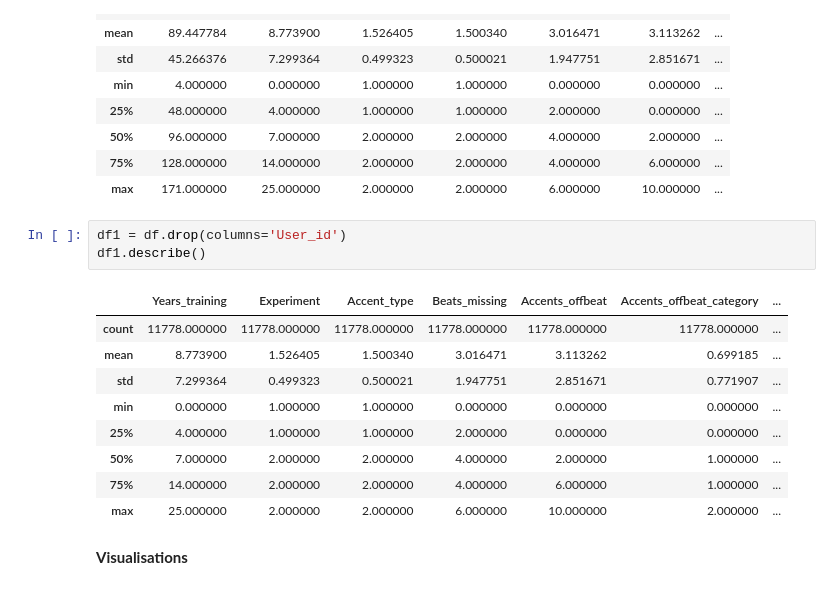
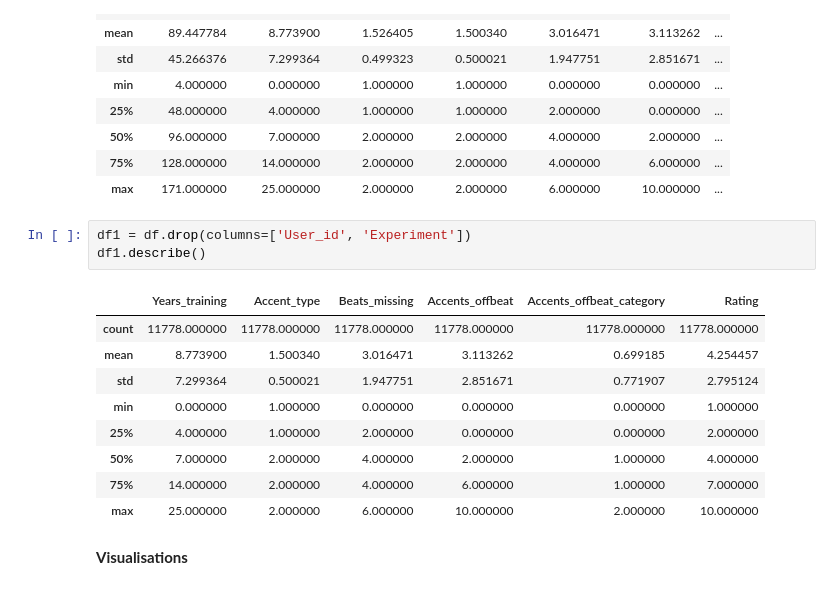
Before and after one commit to spacemancathy/ML-for-sci-data, a Jupyter notebook: ML_tasks_2nd_attempt.ipynb, the cells around one changed output. Drawn from its saved outputs; the diff is of its cells as text.

```diff
--- a/ML_tasks_2nd_attempt.ipynb
+++ b/ML_tasks_2nd_attempt.ipynb
@@ -76,18 +82,18 @@ df.describe()
 | 75% | 128.000000 | 14.000000 | 2.000000 | 2.000000 | 4.000000 | 6.000000 | ... |
 | max | 171.000000 | 25.000000 | 2.000000 | 2.000000 | 6.000000 | 10.000000 | ... |
 # %%
-df1 = df.drop(columns='User_id')
+df1 = df.drop(columns=['User_id', 'Experiment'])
 df1.describe()
 # %% [output]
-|  | Years_training | Experiment | Accent_type | Beats_missing | Accents_offbeat | Accents_offbeat_category | ... |
-| count | 11778.000000 | 11778.000000 | 11778.000000 | 11778.000000 | 11778.000000 | 11778.000000 | ... |
-| mean | 8.773900 | 1.526405 | 1.500340 | 3.016471 | 3.113262 | 0.699185 | ... |
-| std | 7.299364 | 0.499323 | 0.500021 | 1.947751 | 2.851671 | 0.771907 | ... |
-| min | 0.000000 | 1.000000 | 1.000000 | 0.000000 | 0.000000 | 0.000000 | ... |
-| 25% | 4.000000 | 1.000000 | 1.000000 | 2.000000 | 0.000000 | 0.000000 | ... |
-| 50% | 7.000000 | 2.000000 | 2.000000 | 4.000000 | 2.000000 | 1.000000 | ... |
-| 75% | 14.000000 | 2.000000 | 2.000000 | 4.000000 | 6.000000 | 1.000000 | ... |
-| max | 25.000000 | 2.000000 | 2.000000 | 6.000000 | 10.000000 | 2.000000 | ... |
+|  | Years_training | Accent_type | Beats_missing | Accents_offbeat | Accents_offbeat_category | Rating |
+| count | 11778.000000 | 11778.000000 | 11778.000000 | 11778.000000 | 11778.000000 | 11778.000000 |
+| mean | 8.773900 | 1.500340 | 3.016471 | 3.113262 | 0.699185 | 4.254457 |
+| std | 7.299364 | 0.500021 | 1.947751 | 2.851671 | 0.771907 | 2.795124 |
+| min | 0.000000 | 1.000000 | 0.000000 | 0.000000 | 0.000000 | 1.000000 |
+| 25% | 4.000000 | 1.000000 | 2.000000 | 0.000000 | 0.000000 | 2.000000 |
+| 50% | 7.000000 | 2.000000 | 4.000000 | 2.000000 | 1.000000 | 4.000000 |
+| 75% | 14.000000 | 2.000000 | 4.000000 | 6.000000 | 1.000000 | 7.000000 |
+| max | 25.000000 | 2.000000 | 6.000000 | 10.000000 | 2.000000 | 10.000000 |
 # %% [markdown]
 **Visualisations**
 # %%
```
Also changed, not shown: parts of 15 cells of this notebook.
